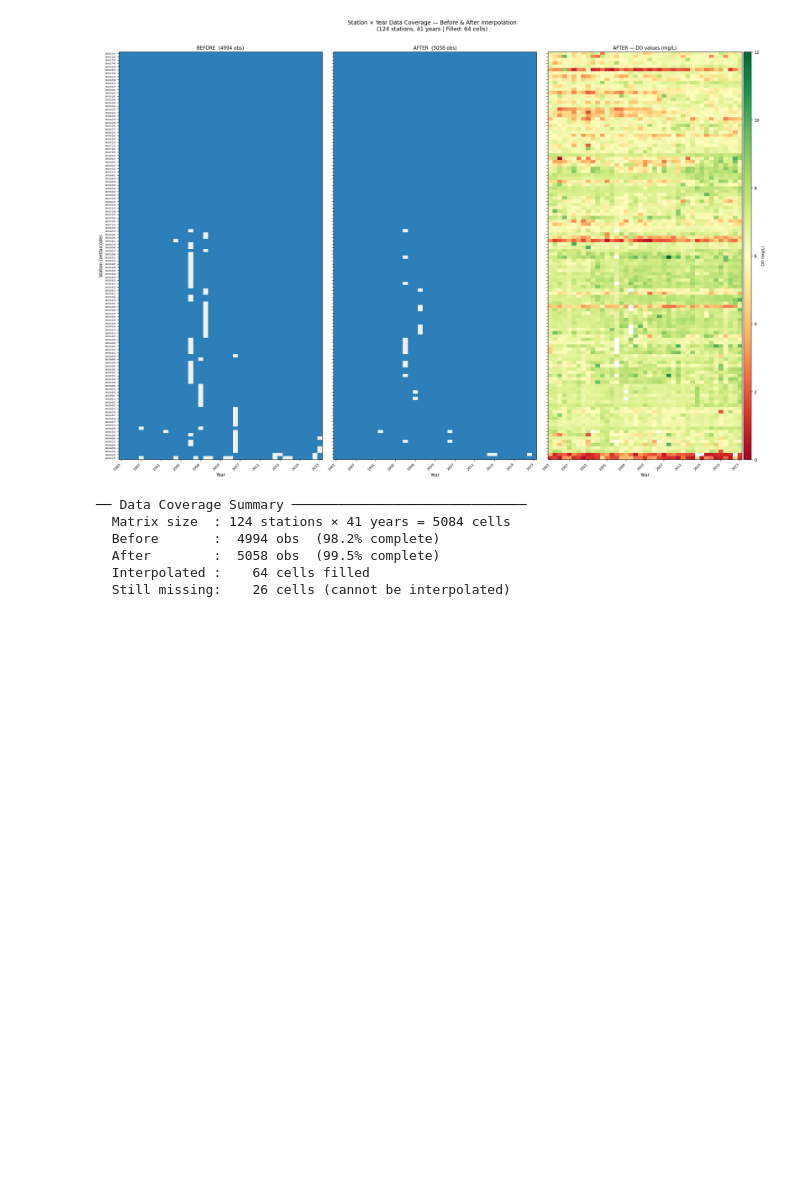
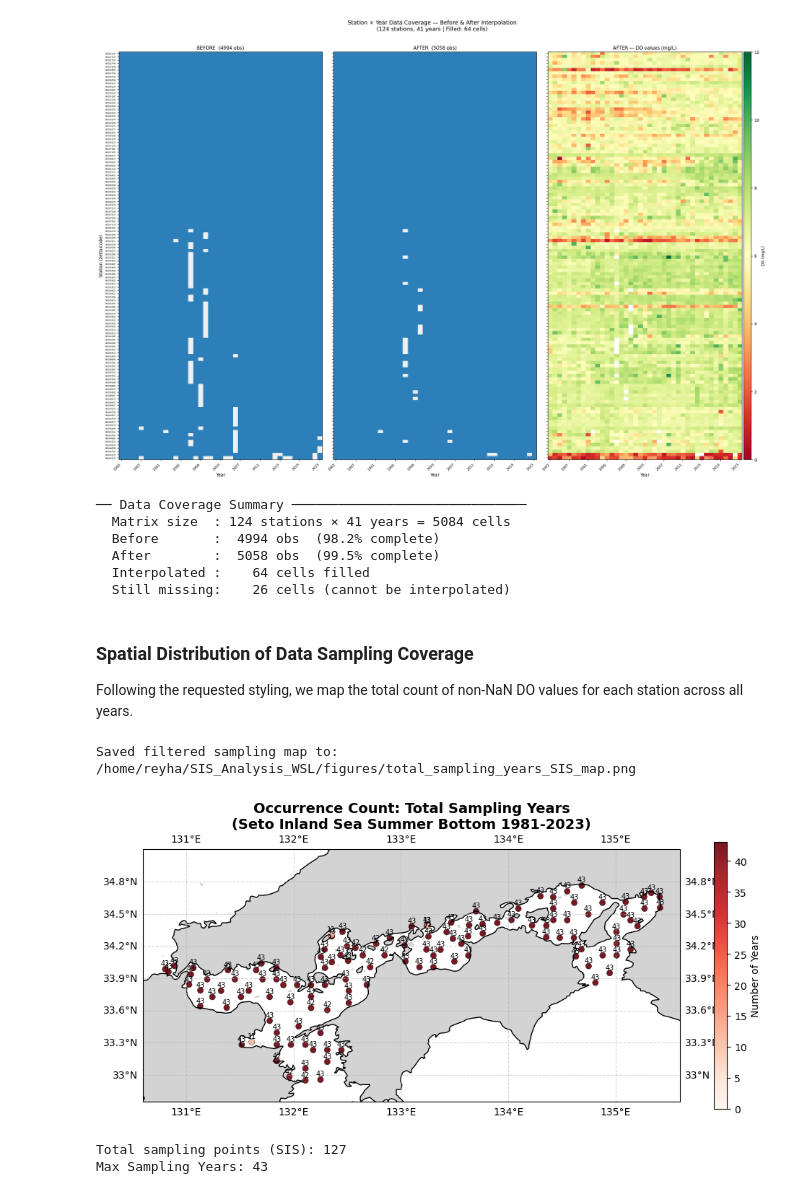
Before and after one commit to reyhanstig/SIS_Analysis_WSL, a Jupyter notebook: notebooks/pipeline/09_Spatial_Interpolation_v2.ipynb, the cells around one changed output. Saved outputs shown, nothing was run; the diff lists cells and outputs as text; code cells hidden in the pictures; blank space fills up the shorter version.

```diff
--- a/notebooks/pipeline/09_Spatial_Interpolation_v2.ipynb
+++ b/notebooks/pipeline/09_Spatial_Interpolation_v2.ipynb
@@ -270,3 +284,76 @@ print(f"  Still missing: {n_total - n_after:>5d} cells (cannot be interpolated)"
   After        :  5058 obs  (99.5% complete)
   Interpolated :    64 cells filled
   Still missing:    26 cells (cannot be interpolated)
+# %% [markdown]
+### Spatial Distribution of Data Sampling Coverage
+Following the requested styling, we map the total count of non-NaN DO values for each station across all years.
+# %%
+import matplotlib.pyplot as plt
+import cartopy.crs as ccrs
+import cartopy.feature as cfeature
+import matplotlib.colors as mcolors
+from scripts.paths import ProjectPaths
+
+# --- NEW: Filter to remove Tokyo Bay and Ise Bay ---
+# This ensures we only analyze and map the Seto Inland Sea region
+sis_only_df = summer_bottom_df[summer_bottom_df['watermass_name'] == 'Seto Inland Sea'].copy()
+
+# 1. Get list of all unique stations for mapping consistency (using filtered DF)
+all_stations = sis_only_df[['zettaicode', 'geometry']].drop_duplicates('zettaicode')
+
+# 2. Count non-NaN sampling years per station in the filtered sis_only_df
+counts = sis_only_df.groupby('zettaicode')['year'].nunique().reset_index(name='sampling_count')
+
+# Merge with all stations
+plot_df = all_stations.merge(counts, on='zettaicode', how='left')
+plot_df['sampling_count'] = plot_df['sampling_count'].fillna(0)
+
+# === Plotting ===
+fig = plt.figure(figsize=(12, 8))
+ax = fig.add_subplot(1, 1, 1, projection=ccrs.PlateCarree())
+ax.set_extent([130.6, 135.6, 32.75, 35.1], crs=ccrs.PlateCarree())
+
+ax.add_feature(cfeature.LAND, facecolor='lightgray')
+ax.add_feature(cfeature.OCEAN, facecolor='white')
+ax.coastlines()
+ax.gridlines(draw_labels=True, linestyle='--', alpha=0.5)
+
+# Plot points
+max_val = plot_df['sampling_count'].max()
+vmax = max(max_val, 1)
+
+sc = ax.scatter(
+    plot_df.geometry.x, plot_df.geometry.y,
+    s=35, alpha=0.9,
+    c=plot_df['sampling_count'],
+    cmap='Reds',
+    vmin=0, vmax=vmax,
+    transform=ccrs.PlateCarree(),
+    edgecolors='black', linewidth=0.3
+)
+
+# Add count labels above points
+for idx, row in plot_df.iterrows():
+    if row['sampling_count'] > 0:
+        ax.text(row.geometry.x, row.geometry.y + 0.02, int(row['sampling_count']),
+                fontsize=7, ha='center', va='bottom', transform=ccrs.PlateCarree())
+
+# Title and Legend
+plt.colorbar(sc, ax=ax, shrink=0.6, label='Number of Years')
+ax.set_title('Occurrence Count: Total Sampling Years\n(Seto Inland Sea Summer Bottom 1981-2023)', fontsize=14, fontweight='bold')
+
+# Save the plot
+output_filename = "total_sampling_years_SIS_map.png"
+output_path = ProjectPaths.FIGURES_DIR / output_filename
+plt.savefig(output_path, dpi=300, bbox_inches='tight')
+print(f"Saved filtered sampling map to: {output_path}")
+
+plt.show()
+
+print(f"Total sampling points (SIS): {len(plot_df)}")
+print(f"Max Sampling Years: {int(vmax)}")
+# %% [output]
+Saved filtered sampling map to: /home/reyha/SIS_Analysis_WSL/figures/total_sampling_years_SIS_map.png
+[figure, added]
+Total sampling points (SIS): 127
+Max Sampling Years: 43
```
Also changed, not shown: parts of 1 cell of this notebook, 4 other files.
